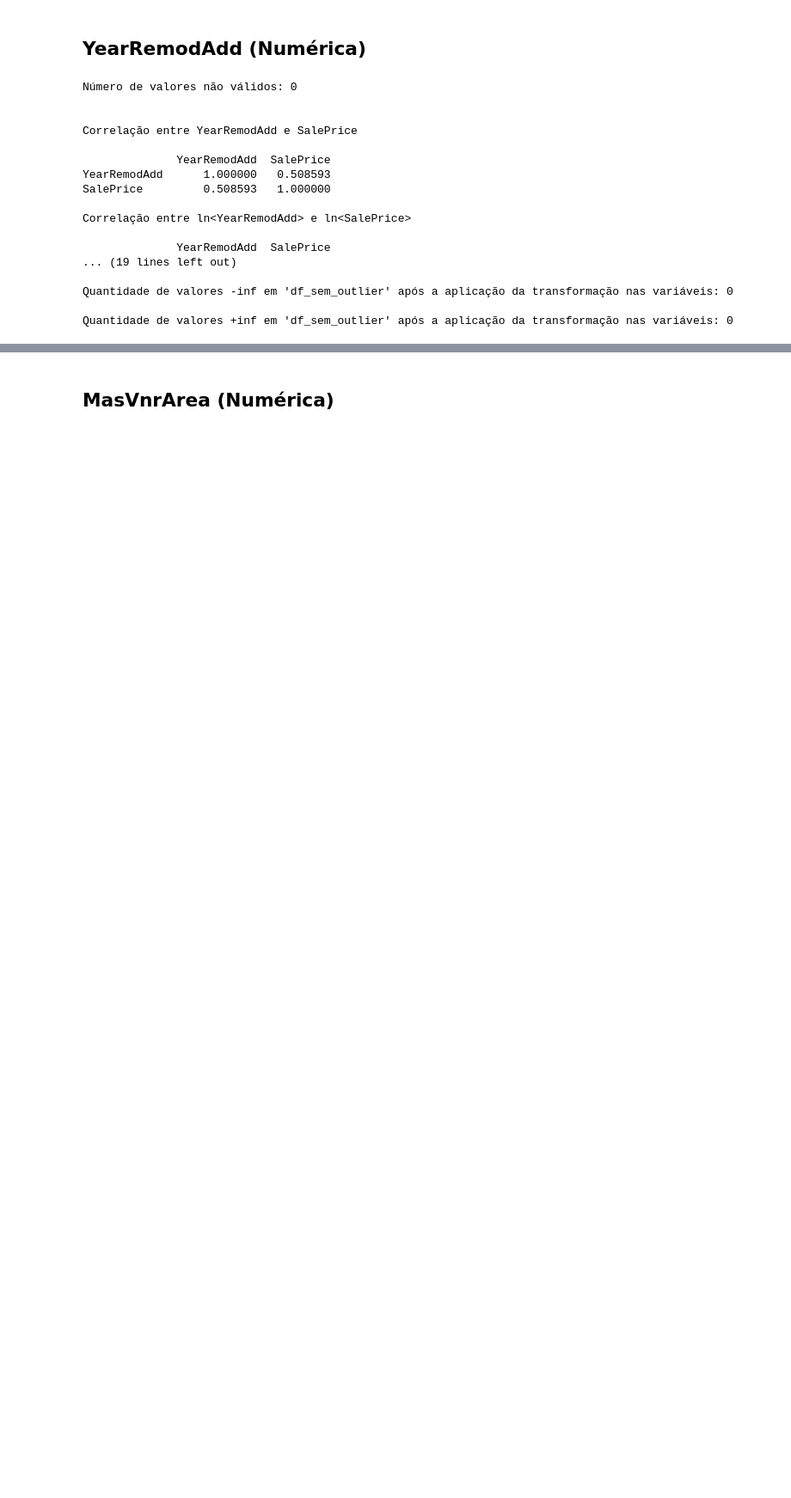
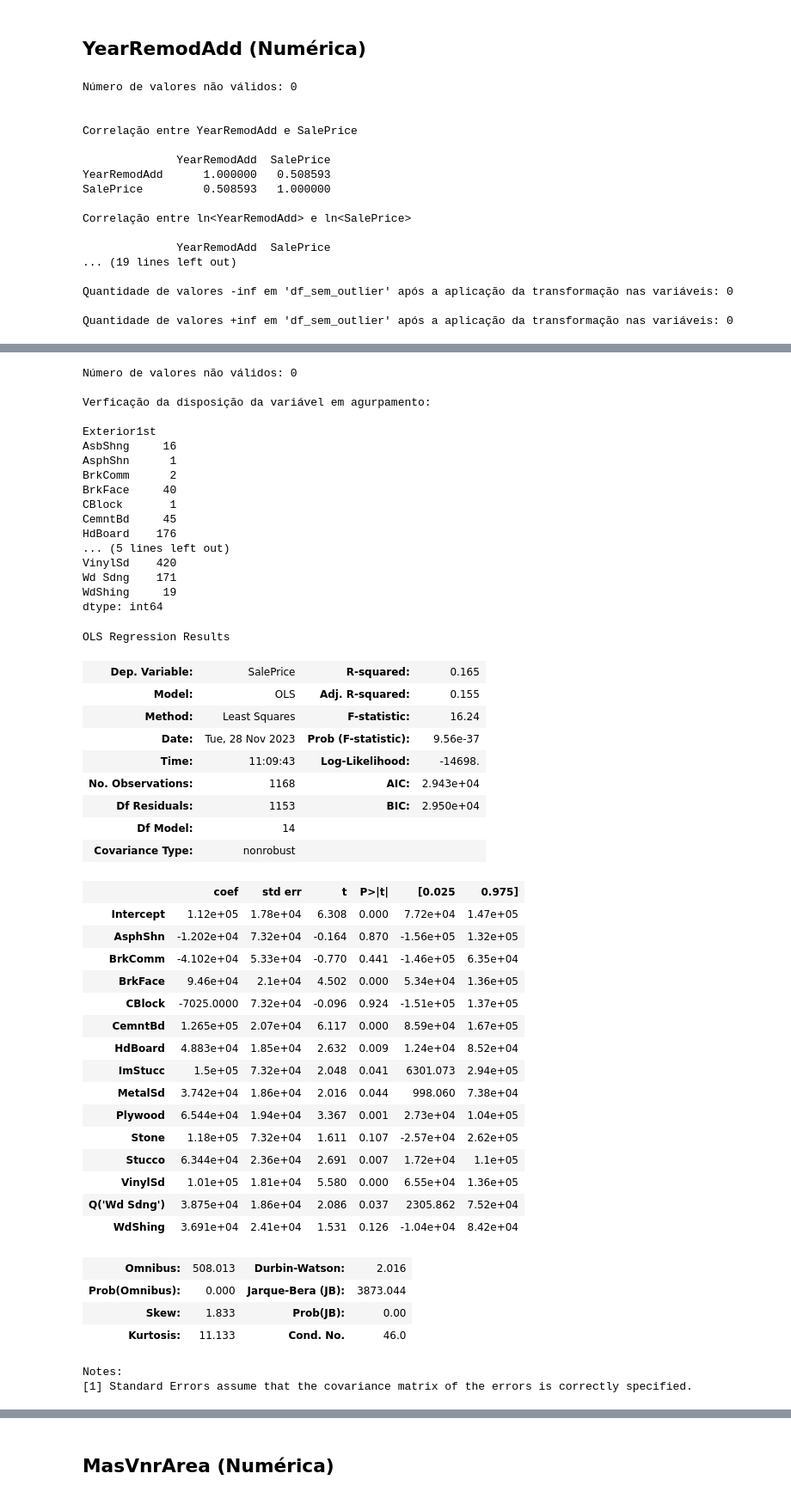
Before and after one commit to JohnDaytonCC/HousePricesPrediction, a Jupyter notebook: Notebook - House Prices Predition.ipynb, the cells around one changed output, grey strips where cells are left out. Shown at 86% size. Drawn from its saved outputs; the diff is of its cells as text; code cells hidden in the pictures; blank space fills up the shorter version.

```diff
--- a/Notebook - House Prices Predition.ipynb
+++ b/Notebook - House Prices Predition.ipynb
@@ -1175,2 +1642,77 @@ Quantidade de valores +inf em 'df_sem_outlier' após a aplicação da transforma
+# %%
+nome_feature = 'Exterior1st'
+
+# Verificação de valores nulos na variável
+print(f'Número de valores não válidos: {dados_treino[nome_feature].isnull().sum()}\n')
+
+# Estatística univariádas pela variável
+print('Verficação da disposição da variável em agurpamento:\n')
+agrupado = dados_treino.groupby([nome_feature]).size()
+print(agrupado)
+
+# Conversão da variável categórica em dicotômica com a exclusão da primeira variável dicotômica.
+df_dummies_auxiliar = pd.get_dummies(dados_treino[nome_feature], columns=[nome_feature], drop_first=True)
+
+# Inclusão da variável dependente ao data frame de variáveis dicotômicas.
+df_dummies_auxiliar[nome_target] = dados_treino[nome_target].copy()
+
+# Verificação do data frame.
+df_dummies_auxiliar.head(6)
+
+# Estimação do modelo de regressão linear múltipla com n-1 dummies
+modelo_dummies = sm.OLS.from_formula("SalePrice ~ AsphShn + BrkComm + BrkFace + CBlock + CemntBd + HdBoard + ImStucc + MetalSd + Plywood + Stone + Stucco + VinylSd + Q('Wd Sdng') + WdShing", df_dummies_auxiliar).fit()
+
+# Verificação dos parâmetros do modelo.
+modelo_dummies.summary()
+# %% [output]
+Número de valores não válidos: 0
+
+Verficação da disposição da variável em agurpamento:
+
+Exterior1st
+AsbShng     16
+AsphShn      1
+BrkComm      2
+BrkFace     40
+CBlock       1
+CemntBd     45
+HdBoard    176
+... (5 lines left out)
+VinylSd    420
+Wd Sdng    171
+WdShing     19
+dtype: int64
+OLS Regression Results
+| Dep. Variable: | SalePrice | R-squared: | 0.165 |
+| Model: | OLS | Adj. R-squared: | 0.155 |
+| Method: | Least Squares | F-statistic: | 16.24 |
+| Date: | Tue, 28 Nov 2023 | Prob (F-statistic): | 9.56e-37 |
+| Time: | 11:09:43 | Log-Likelihood: | -14698. |
+| No. Observations: | 1168 | AIC: | 2.943e+04 |
+| Df Residuals: | 1153 | BIC: | 2.950e+04 |
+| Df Model: | 14 |  |  |
+| Covariance Type: | nonrobust |  |  |
+|  | coef | std err | t | P>|t| | [0.025 | 0.975] |
+| Intercept | 1.12e+05 | 1.78e+04 | 6.308 | 0.000 | 7.72e+04 | 1.47e+05 |
+| AsphShn | -1.202e+04 | 7.32e+04 | -0.164 | 0.870 | -1.56e+05 | 1.32e+05 |
+| BrkComm | -4.102e+04 | 5.33e+04 | -0.770 | 0.441 | -1.46e+05 | 6.35e+04 |
+| BrkFace | 9.46e+04 | 2.1e+04 | 4.502 | 0.000 | 5.34e+04 | 1.36e+05 |
+| CBlock | -7025.0000 | 7.32e+04 | -0.096 | 0.924 | -1.51e+05 | 1.37e+05 |
+| CemntBd | 1.265e+05 | 2.07e+04 | 6.117 | 0.000 | 8.59e+04 | 1.67e+05 |
+| HdBoard | 4.883e+04 | 1.85e+04 | 2.632 | 0.009 | 1.24e+04 | 8.52e+04 |
+| ImStucc | 1.5e+05 | 7.32e+04 | 2.048 | 0.041 | 6301.073 | 2.94e+05 |
+| MetalSd | 3.742e+04 | 1.86e+04 | 2.016 | 0.044 | 998.060 | 7.38e+04 |
+| Plywood | 6.544e+04 | 1.94e+04 | 3.367 | 0.001 | 2.73e+04 | 1.04e+05 |
+| Stone | 1.18e+05 | 7.32e+04 | 1.611 | 0.107 | -2.57e+04 | 2.62e+05 |
+| Stucco | 6.344e+04 | 2.36e+04 | 2.691 | 0.007 | 1.72e+04 | 1.1e+05 |
+| VinylSd | 1.01e+05 | 1.81e+04 | 5.580 | 0.000 | 6.55e+04 | 1.36e+05 |
+| Q('Wd Sdng') | 3.875e+04 | 1.86e+04 | 2.086 | 0.037 | 2305.862 | 7.52e+04 |
+| WdShing | 3.691e+04 | 2.41e+04 | 1.531 | 0.126 | -1.04e+04 | 8.42e+04 |
+| Omnibus: | 508.013 | Durbin-Watson: | 2.016 |
+| Prob(Omnibus): | 0.000 | Jarque-Bera (JB): | 3873.044 |
+| Skew: | 1.833 | Prob(JB): | 0.00 |
+| Kurtosis: | 11.133 | Cond. No. | 46.0 |
+Notes:
+[1] Standard Errors assume that the covariance matrix of the errors is correctly specified.
 # %% [markdown]
 ## Exterior2nd (Categórica)
```
Also changed, not shown: parts of 34 cells of this notebook.
